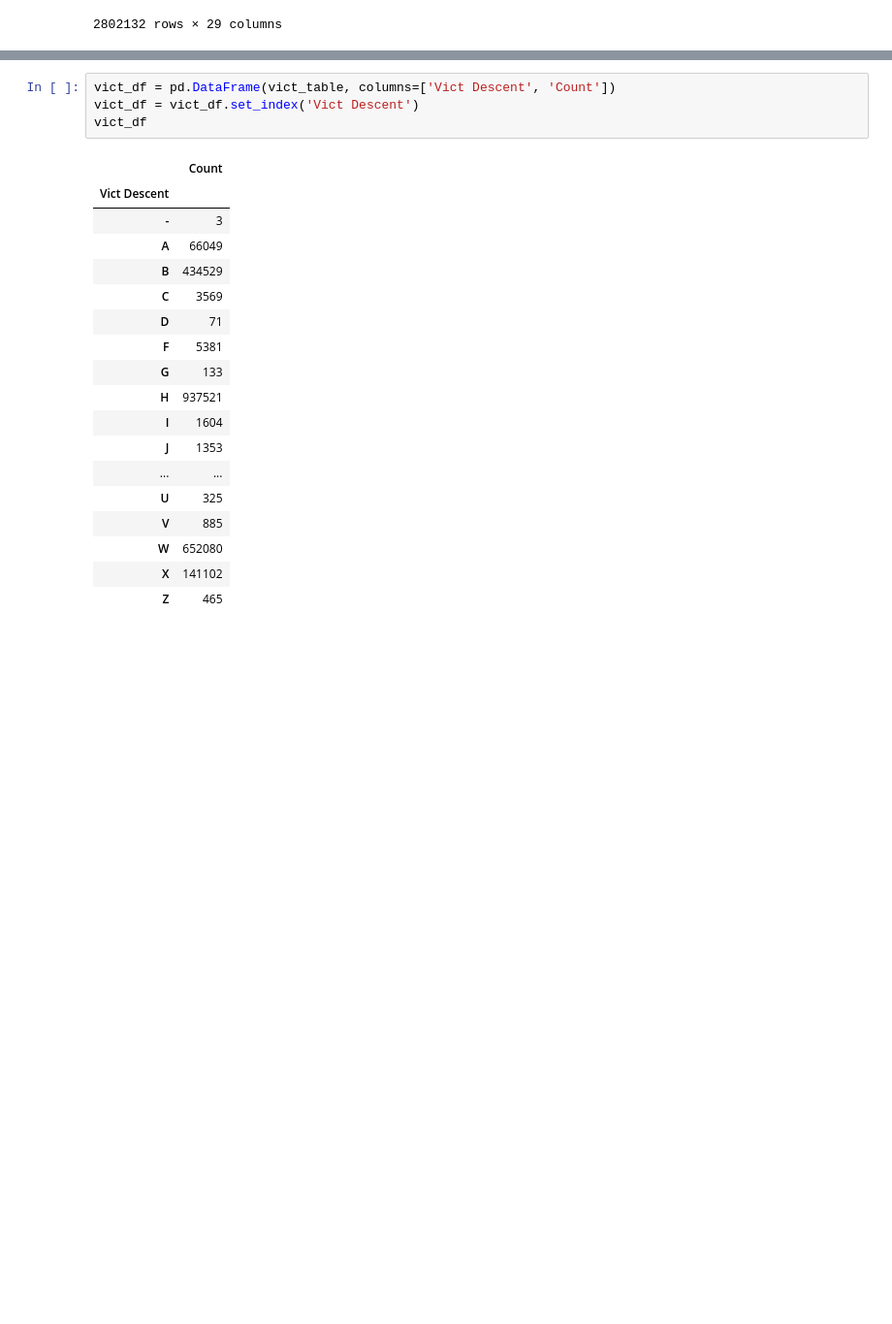
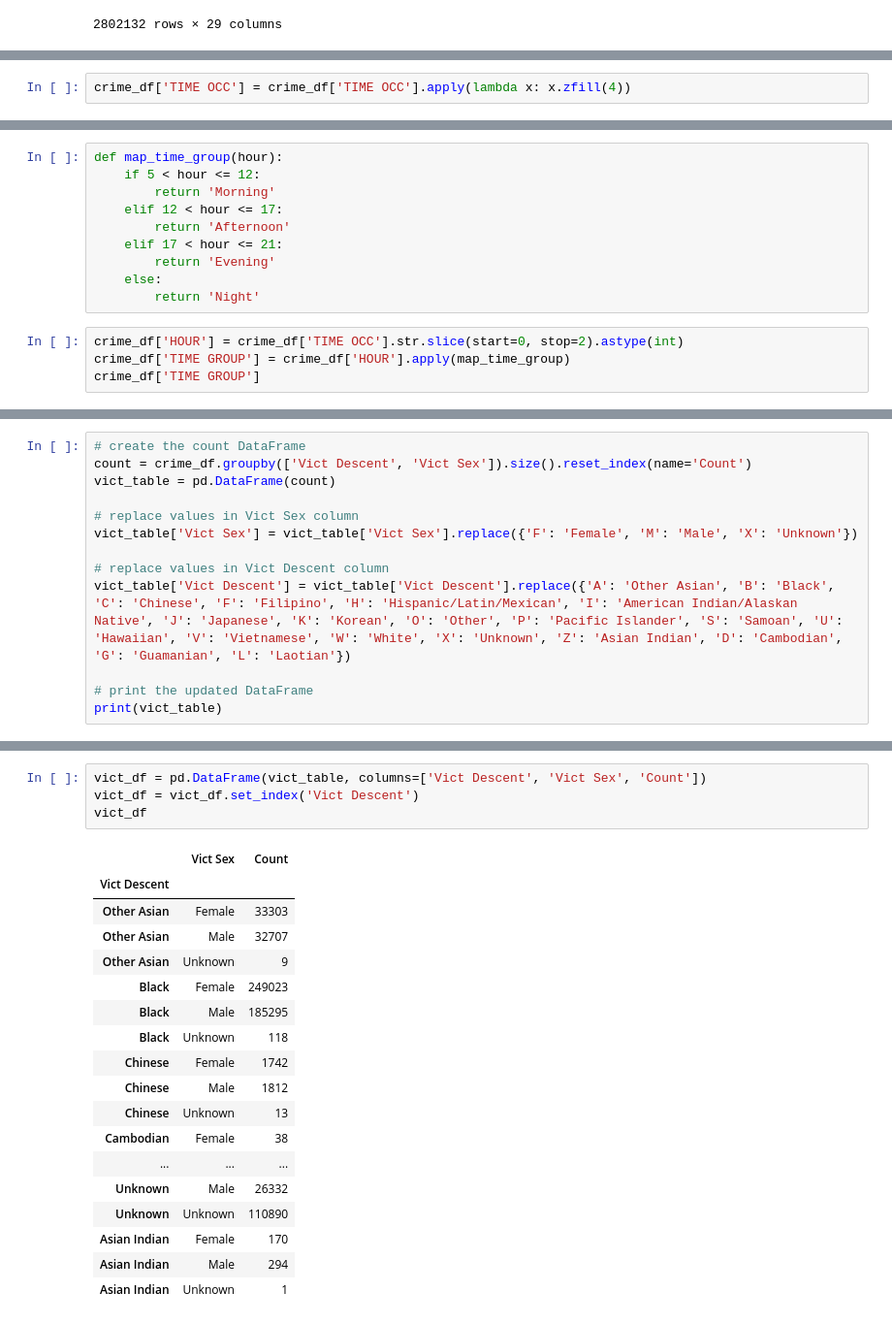
Before and after one commit to nidula/Analysing-Crime-Data-LA, a Jupyter notebook: Crime_Data_Analysis.ipynb, the cells around one changed output, grey strips where cells are left out. Shown at 97% size. Drawn from its saved outputs; the diff is of its cells as text; blank space fills up the shorter version.

```diff
--- a/Crime_Data_Analysis.ipynb
+++ b/Crime_Data_Analysis.ipynb
@@ -166,0 +401,2 @@ crime_df
+# %%
+crime_df['TIME OCC'] = crime_df['TIME OCC'].apply(lambda x: x.zfill(4))
@@ -166,0 +411,14 @@ crime_df
+# %%
+def map_time_group(hour):
+    if 5 < hour <= 12:
+        return 'Morning'
+    elif 12 < hour <= 17:
+        return 'Afternoon'
+    elif 17 < hour <= 21:
+        return 'Evening'
+    else:
+        return 'Night'
+# %%
+crime_df['HOUR'] = crime_df['TIME OCC'].str.slice(start=0, stop=2).astype(int)
+crime_df['TIME GROUP'] = crime_df['HOUR'].apply(map_time_group)
+crime_df['TIME GROUP']
@@ -360,0 +640,13 @@ print(vict_table)
+# %%
+# create the count DataFrame
+count = crime_df.groupby(['Vict Descent', 'Vict Sex']).size().reset_index(name='Count')
+vict_table = pd.DataFrame(count)
+
+# replace values in Vict Sex column
+vict_table['Vict Sex'] = vict_table['Vict Sex'].replace({'F': 'Female', 'M': 'Male', 'X': 'Unknown'})
+
+# replace values in Vict Descent column
+vict_table['Vict Descent'] = vict_table['Vict Descent'].replace({'A': 'Other Asian', 'B': 'Black', 'C': 'Chinese', 'F': 'Filipino', 'H': 'Hispanic/Latin/Mexican', 'I': 'American Indian/Alaskan Native', 'J': 'Japanese', 'K': 'Korean', 'O': 'Other', 'P': 'Pacific Islander', 'S': 'Samoan', 'U': 'Hawaiian', 'V': 'Vietnamese', 'W': 'White', 'X': 'Unknown', 'Z': 'Asian Indian', 'D': 'Cambodian', 'G': 'Guamanian', 'L': 'Laotian'})
+
+# print the updated DataFrame
+print(vict_table)
@@ -361,23 +671,23 @@ print(vict_table)
 # %%
-vict_df = pd.DataFrame(vict_table, columns=['Vict Descent', 'Count'])
+vict_df = pd.DataFrame(vict_table, columns=['Vict Descent', 'Vict Sex', 'Count'])
 vict_df = vict_df.set_index('Vict Descent')
 vict_df
 # %% [output]
-|  | Count |
-| Vict Descent |  |
-| - | 3 |
-| A | 66049 |
-| B | 434529 |
-| C | 3569 |
-| D | 71 |
-| F | 5381 |
-| G | 133 |
-| H | 937521 |
-| I | 1604 |
-| J | 1353 |
-| ... | ... |
-| U | 325 |
-| V | 885 |
-| W | 652080 |
-| X | 141102 |
-| Z | 465 |
+|  | Vict Sex | Count |
+| Vict Descent |  |  |
+| Other Asian | Female | 33303 |
+| Other Asian | Male | 32707 |
+| Other Asian | Unknown | 9 |
+| Black | Female | 249023 |
+| Black | Male | 185295 |
+| Black | Unknown | 118 |
+| Chinese | Female | 1742 |
+| Chinese | Male | 1812 |
+| Chinese | Unknown | 13 |
+| Cambodian | Female | 38 |
+| ... | ... | ... |
+| Unknown | Male | 26332 |
+| Unknown | Unknown | 110890 |
+| Asian Indian | Female | 170 |
+| Asian Indian | Male | 294 |
+| Asian Indian | Unknown | 1 |
```
Also changed, not shown: parts of 74 cells of this notebook.
